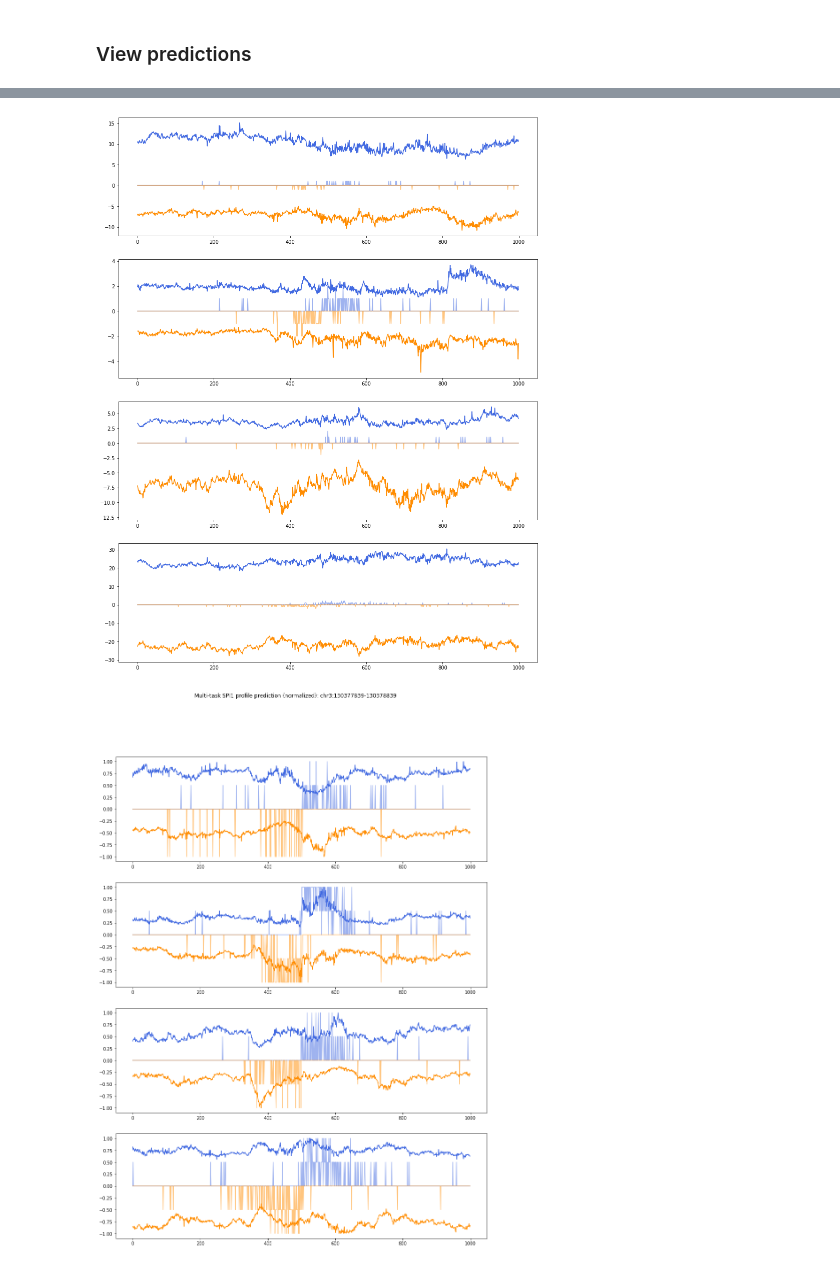
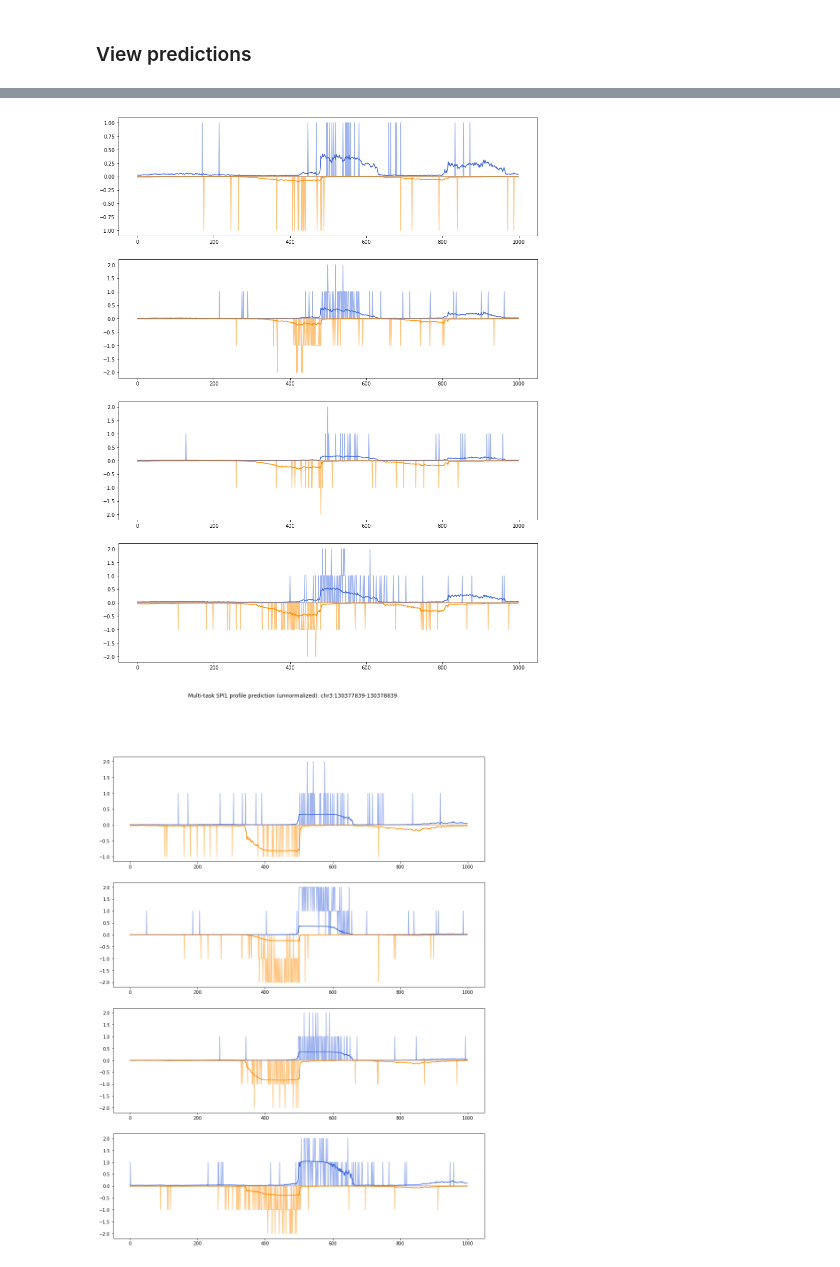
Before and after one commit to amtseng/fourier_attribution_priors, a Jupyter notebook: notebooks/predict_profiles.ipynb, the cells around one changed output, grey strips where cells are left out. Saved outputs shown, nothing was run; the diff lists cells and outputs as text; code cells hidden in the pictures.

Commit message:
Exploration of profile attribution prior form

```diff
--- a/notebooks/predict_profiles.ipynb
+++ b/notebooks/predict_profiles.ipynb
@@ -113,13 +113,13 @@ def predict_coord(chrom, start, end):
     logit_pred_profs, log_pred_counts = model(input_seq, cont_profs)
 
     # Convert logit profile predictions to probabilities
-    pred_prof_probs = torch.nn.functional.softmax(logit_pred_profs)
-#     sig_pred_profs = torch.nn.Sigmoid()(logit_pred_profs)
-#     sig_sums = torch.sum(sig_pred_profs, dim=-1).unsqueeze(-1)
-#     pred_prof_probs = torch.div(sig_pred_profs, sig_sums)
+    # pred_prof_probs = torch.nn.functional.softmax(logit_pred_profs)
+    sig_pred_profs = torch.nn.Sigmoid()(logit_pred_profs)
+    sig_sums = torch.sum(sig_pred_profs, dim=-1).unsqueeze(-1)
+    pred_prof_probs = torch.div(sig_pred_profs, sig_sums)
 
     # Convert log counts to counts
-    pred_counts = torch.exp(log_pred_counts)
+    pred_counts = torch.exp(log_pred_counts) - 1
 
     # Convert profile probabilities to profile counts
     pred_profs = torch.mul(pred_prof_probs, pred_counts.unsqueeze(-1).repeat(1, 1, 1, pred_prof_probs.size(-1)))
@@ -184,11 +184,11 @@ array([['chr7', 77932670, 77934016],
 pred_profs, pred_counts, true_profs, true_counts = predict_coord("chr5", 935336, 936336)
 plot_profiles(pred_profs, true_profs, normalize=False)
 # %% [output]
-[figure, old version]
+[figure, new version]
 # %%
 pred_profs, pred_counts, true_profs, true_counts = predict_coord("chr3", 130377839, 130378839)
-plot_profiles(pred_profs, true_profs, title="Multi-task SPI1 profile prediction (normalized): chr3:130377839-130378839")
+plot_profiles(pred_profs, true_profs, normalize=False, title="Multi-task SPI1 profile prediction (unnormalized): chr3:130377839-130378839")
 # %% [output]
-[figure, old version]
+[figure, new version]
 # %%
 pred_profs, pred_counts, true_profs, true_counts = predict_coord("chr2", 1000000, 1001000)
```
Also changed, not shown: parts of 7 cells of this notebook, 3 other files.
